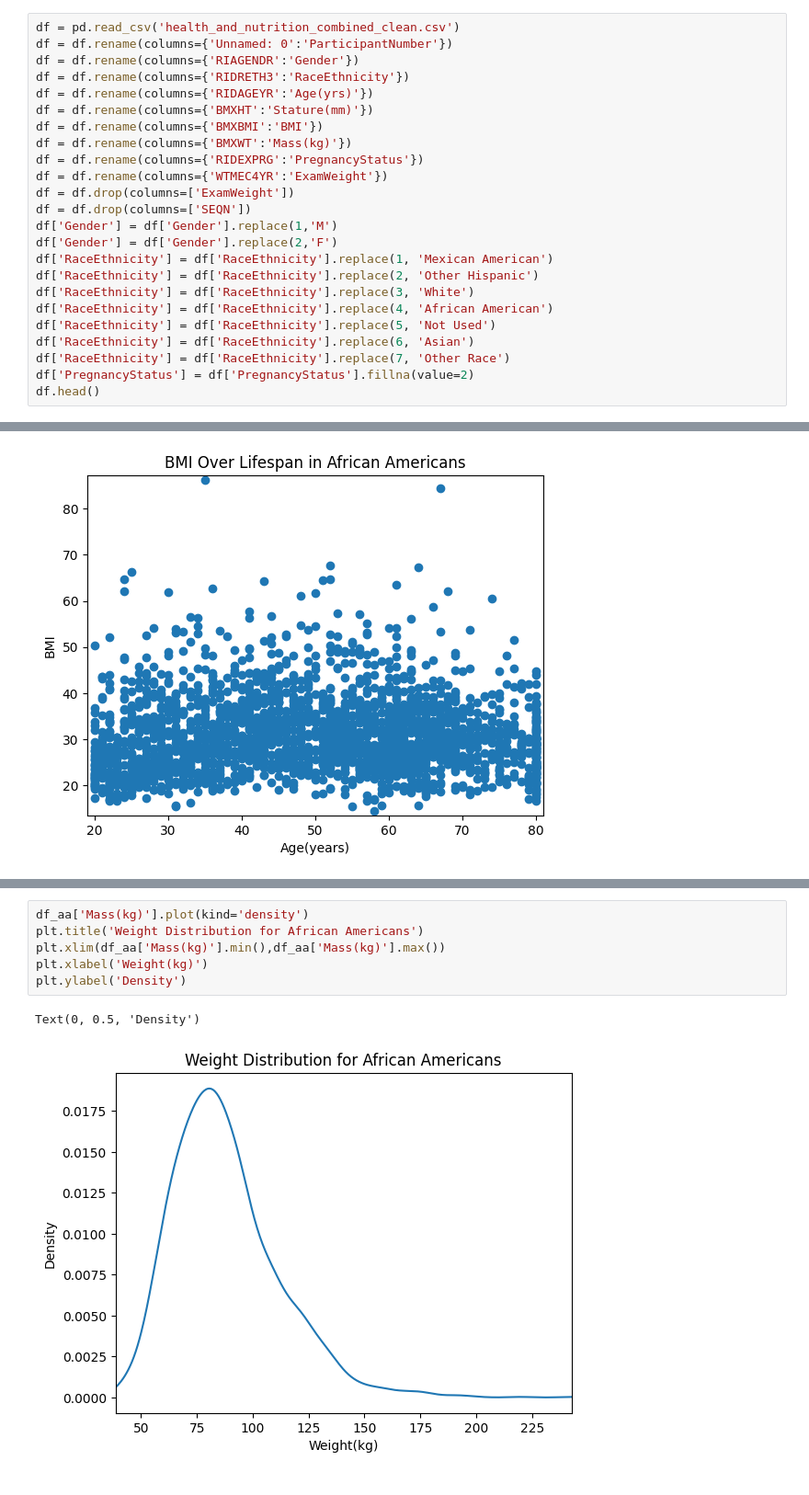
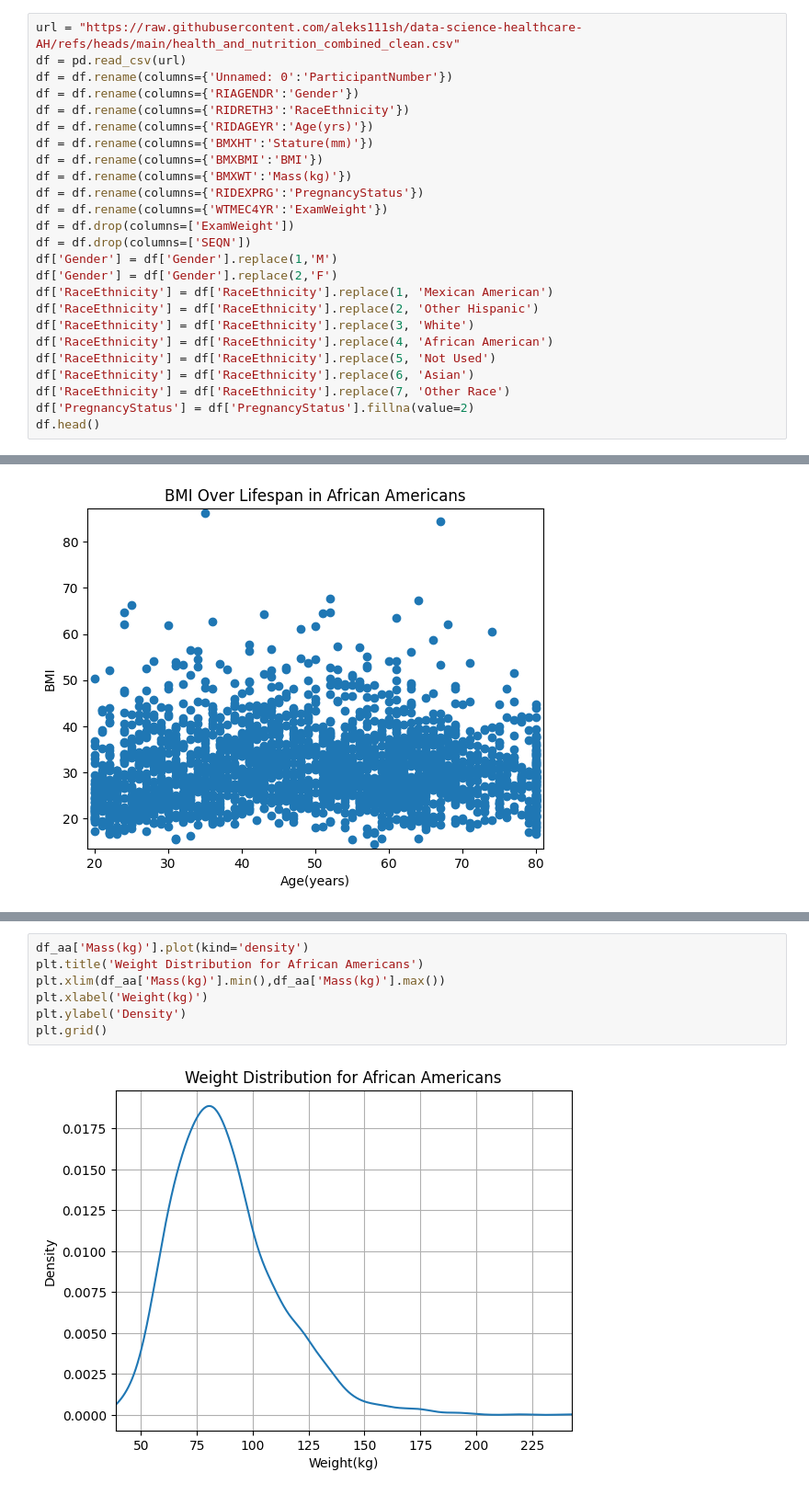
Before and after one commit to aleks111sh/data-science-healthcare-AH, a Jupyter notebook: Data_Science_Healthcare_Dataset.ipynb, the cells around one changed output, grey strips where cells are left out. Shown at 92% size. Drawn from its saved outputs; the diff is of its cells as text.

```diff
--- a/Data_Science_Healthcare_Dataset.ipynb
+++ b/Data_Science_Healthcare_Dataset.ipynb
@@ -10,7 +10,8 @@ from sklearn.linear_model import LinearRegression
 from sklearn.neighbors import KNeighborsClassifier
 from sklearn.metrics import r2_score, mean_squared_error, mean_absolute_error, accuracy_score
 # %%
-df = pd.read_csv('health_and_nutrition_combined_clean.csv')
+url = "https://raw.githubusercontent.com/aleks111sh/data-science-healthcare-AH/refs/heads/main/health_and_nutrition_combined_clean.csv"
+df = pd.read_csv(url)
 df = df.rename(columns={'Unnamed: 0':'ParticipantNumber'})
 df = df.rename(columns={'RIAGENDR':'Gender'})
 df = df.rename(columns={'RIDRETH3':'RaceEthnicity'})
@@ -176,12 +179,12 @@ Text(0, 0.5, 'Density')
 # %%
 df_aa['Mass(kg)'].plot(kind='density')
 plt.title('Weight Distribution for African Americans')
 plt.xlim(df_aa['Mass(kg)'].min(),df_aa['Mass(kg)'].max())
 plt.xlabel('Weight(kg)')
 plt.ylabel('Density')
+plt.grid()
 # %% [output]
-Text(0, 0.5, 'Density')
-[figure, old version]
+[figure, new version]
 # %%
 df_a['Mass(kg)'].plot(kind='density')
 plt.title('Weight Distribution for Asians')
```
Also changed, not shown: parts of 9 cells of this notebook.
